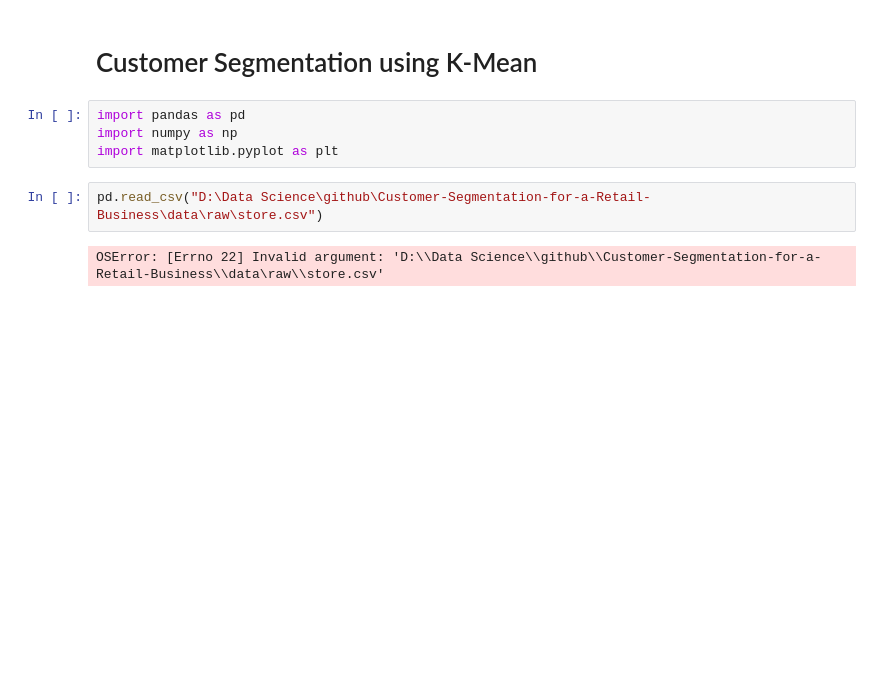
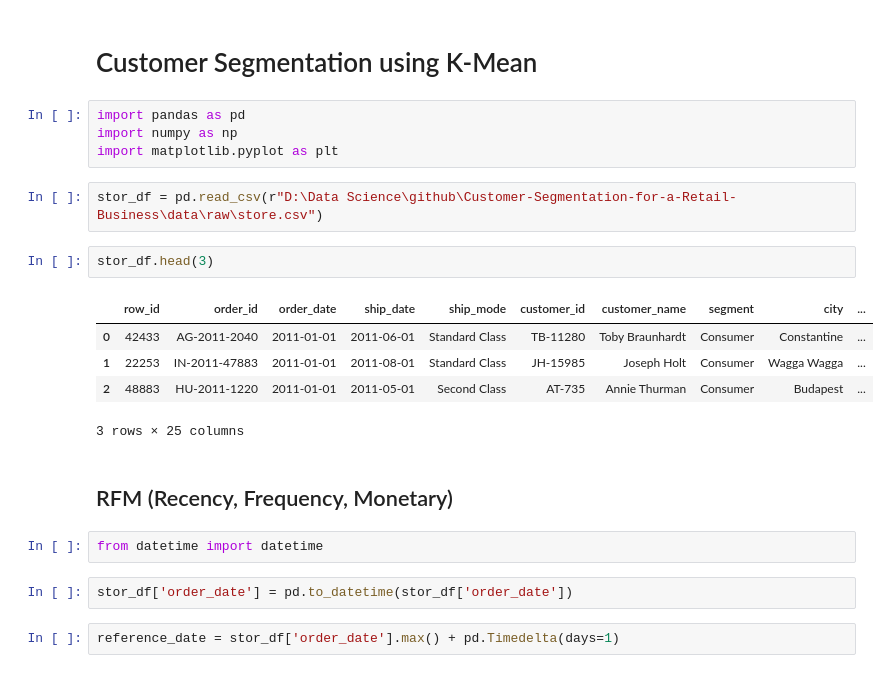
Before and after one commit to alirza81/Customer_Segmentation_Using_RFM_and_KMeans, a Jupyter notebook: notebooks/analysis.ipynb, the cells around one changed output. Saved outputs shown, nothing was run; the diff lists cells and outputs as text; blank space fills up the shorter version.

```diff
--- a/notebooks/analysis.ipynb
+++ b/notebooks/analysis.ipynb
@@ -5,6 +5,20 @@ import pandas as pd
 import numpy as np
 import matplotlib.pyplot as plt
 # %%
-pd.read_csv("D:\Data Science\github\Customer-Segmentation-for-a-Retail-Business\data\raw\store.csv")
+stor_df = pd.read_csv(r"D:\Data Science\github\Customer-Segmentation-for-a-Retail-Business\data\raw\store.csv")
-# %% [output]
-OSError: [Errno 22] Invalid argument: 'D:\\Data Science\\github\\Customer-Segmentation-for-a-Retail-Business\\data\raw\\store.csv'
+# %%
+stor_df.head(3)
+# %% [output]
+|  | row_id | order_id | order_date | ship_date | ship_mode | customer_id | customer_name | segment | city | ... |
+| 0 | 42433 | AG-2011-2040 | 2011-01-01 | 2011-06-01 | Standard Class | TB-11280 | Toby Braunhardt | Consumer | Constantine | ... |
+| 1 | 22253 | IN-2011-47883 | 2011-01-01 | 2011-08-01 | Standard Class | JH-15985 | Joseph Holt | Consumer | Wagga Wagga | ... |
+| 2 | 48883 | HU-2011-1220 | 2011-01-01 | 2011-05-01 | Second Class | AT-735 | Annie Thurman | Consumer | Budapest | ... |
+3 rows × 25 columns
+# %% [markdown]
+## RFM (Recency, Frequency, Monetary)
+# %%
+from datetime import datetime
+# %%
+stor_df['order_date'] = pd.to_datetime(stor_df['order_date'])
+# %%
+reference_date = stor_df['order_date'].max() + pd.Timedelta(days=1)
```
Also changed, not shown: parts of 13 cells of this notebook.
